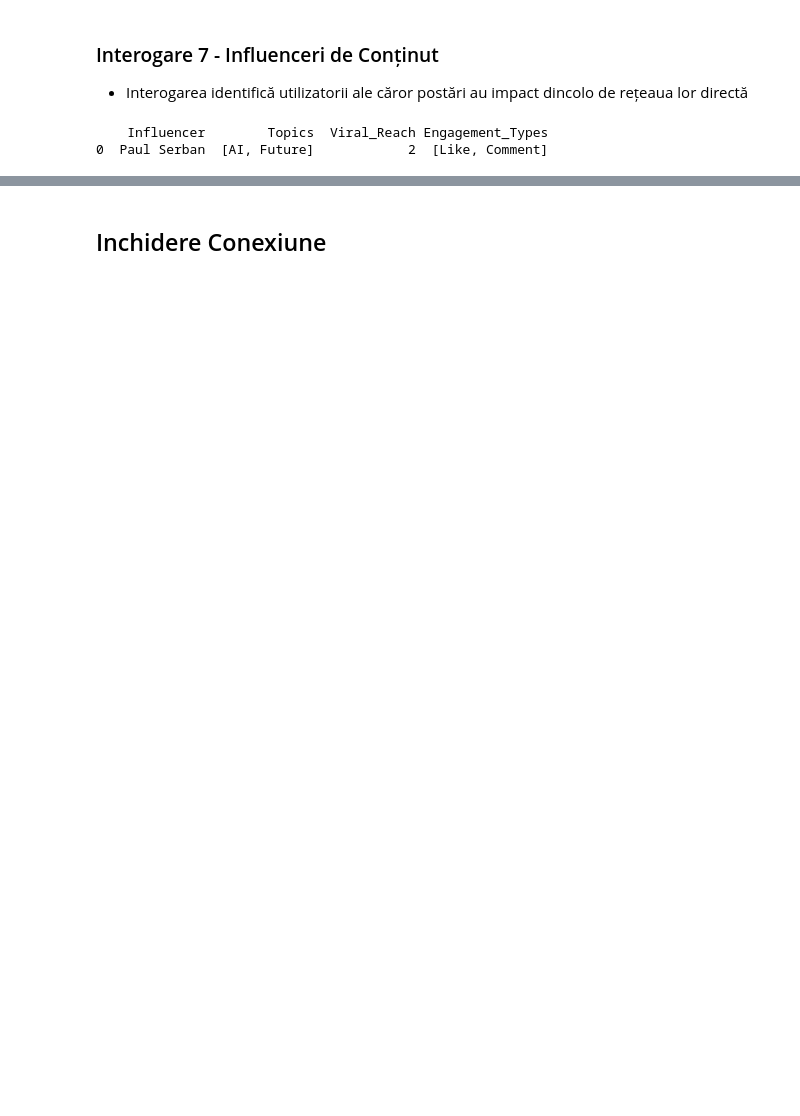
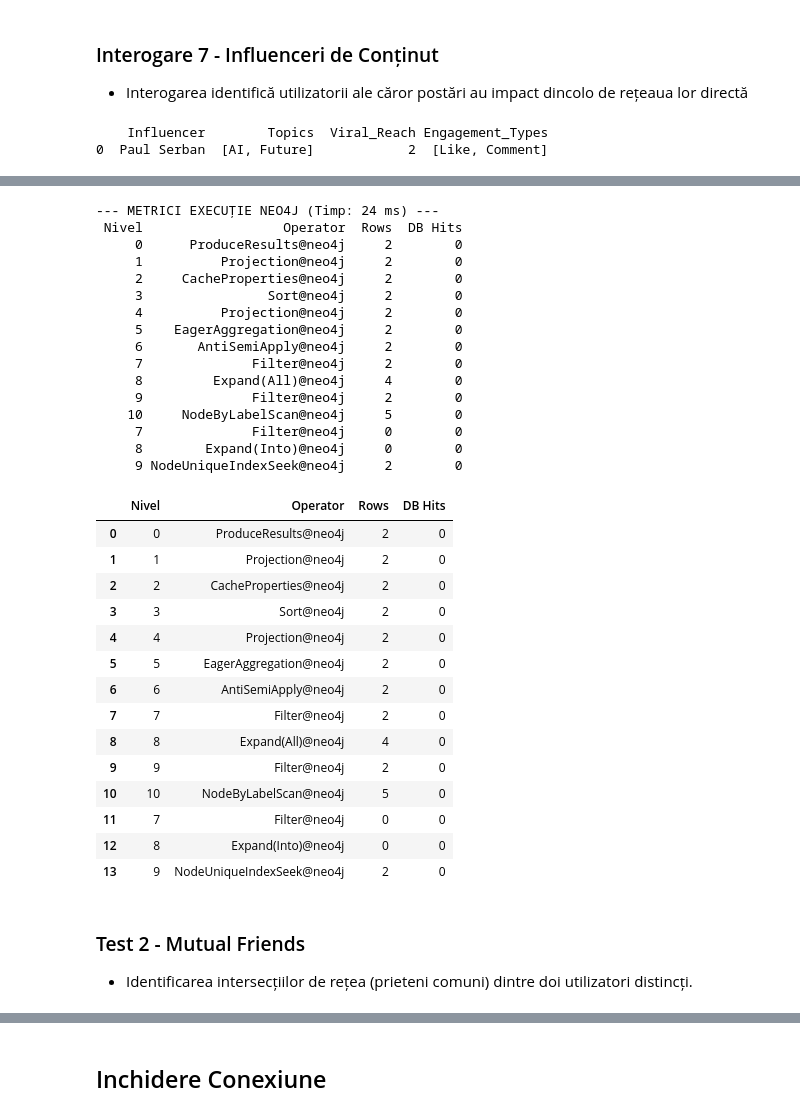
Before and after one commit to mihaiird14/BDNSV, a Jupyter notebook: LinkedInNetwork.ipynb, the cells around one changed output, grey strips where cells are left out. Cells and saved outputs as stored; diff of their text form; code cells hidden in the pictures; blank space fills up the shorter version.

```diff
--- a/LinkedInNetwork.ipynb
+++ b/LinkedInNetwork.ipynb
@@ -525,0 +593,65 @@ print(rezultat)
+# %%
+def generate_final_neo4j_report(query, params=None):
+    with driver.session() as session:
+        result = session.run("PROFILE " + query, params or {})
+        summary = result.consume()
+        plan_data = []
+
+        def traverse(profile, level=0):
+            # Încercăm toate variantele posibile de chei pentru a evita N/A
+            op_type = (profile.get('operatorType') or
+                       profile.get('operator_type') or
+                       profile.get('name') or 'N/A')
+
+            plan_data.append({
+                "Nivel": level,
+                "Operator": op_type,
+                "Rows": profile.get('rows', 0),
+                "DB Hits": profile.get('db_hits', 0)
+            })
+            for child in profile.get('children', []):
+                traverse(child, level + 1)
+
+        traverse(summary.profile)
+        df = pd.DataFrame(plan_data)
+        print(f"--- METRICI EXECUȚIE NEO4J (Timp: {summary.result_available_after} ms) ---")
+        print(df.to_string(index=False))
+        return df
+
+# Rulează din nou pentru Testul 1
+generate_final_neo4j_report(query1, {"my_id": "u1"})
+# %% [output]
+--- METRICI EXECUȚIE NEO4J (Timp: 24 ms) ---
+ Nivel                  Operator  Rows  DB Hits
+     0      ProduceResults@neo4j     2        0
+     1          Projection@neo4j     2        0
+     2     CacheProperties@neo4j     2        0
+     3                Sort@neo4j     2        0
+     4          Projection@neo4j     2        0
+     5    EagerAggregation@neo4j     2        0
+     6       AntiSemiApply@neo4j     2        0
+     7              Filter@neo4j     2        0
+     8         Expand(All)@neo4j     4        0
+     9              Filter@neo4j     2        0
+    10     NodeByLabelScan@neo4j     5        0
+     7              Filter@neo4j     0        0
+     8        Expand(Into)@neo4j     0        0
+     9 NodeUniqueIndexSeek@neo4j     2        0
+|  | Nivel | Operator | Rows | DB Hits |
+| 0 | 0 | ProduceResults@neo4j | 2 | 0 |
+| 1 | 1 | Projection@neo4j | 2 | 0 |
+| 2 | 2 | CacheProperties@neo4j | 2 | 0 |
+| 3 | 3 | Sort@neo4j | 2 | 0 |
+| 4 | 4 | Projection@neo4j | 2 | 0 |
+| 5 | 5 | EagerAggregation@neo4j | 2 | 0 |
+| 6 | 6 | AntiSemiApply@neo4j | 2 | 0 |
+| 7 | 7 | Filter@neo4j | 2 | 0 |
+| 8 | 8 | Expand(All)@neo4j | 4 | 0 |
+| 9 | 9 | Filter@neo4j | 2 | 0 |
+| 10 | 10 | NodeByLabelScan@neo4j | 5 | 0 |
+| 11 | 7 | Filter@neo4j | 0 | 0 |
+| 12 | 8 | Expand(Into)@neo4j | 0 | 0 |
+| 13 | 9 | NodeUniqueIndexSeek@neo4j | 2 | 0 |
+# %% [markdown]
+### Test 2 - Mutual Friends
+- Identificarea intersecțiilor de rețea (prieteni comuni) dintre doi utilizatori distincți.
```
Also changed, not shown: parts of 13 cells of this notebook, 2 other files.
